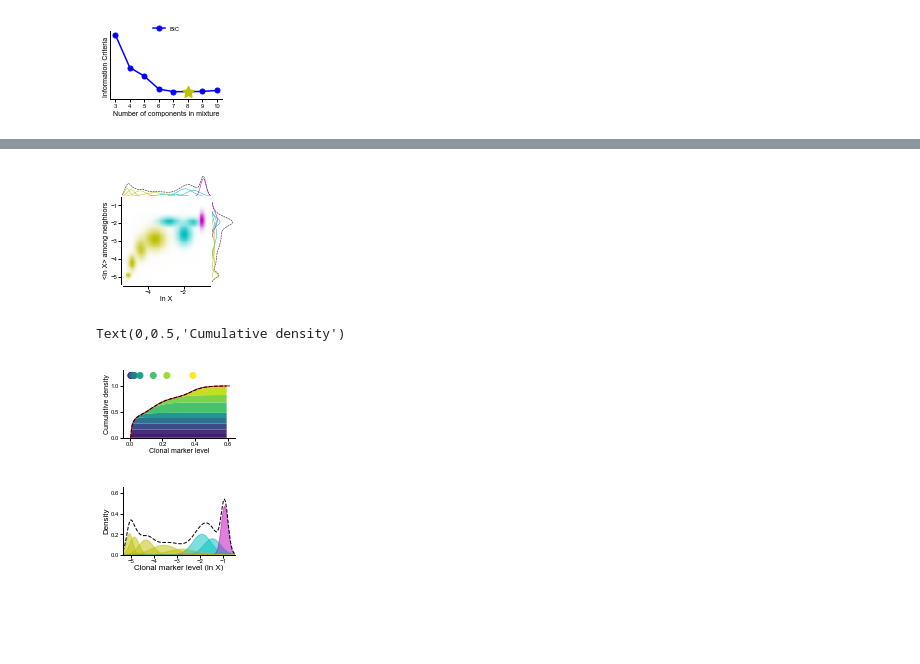
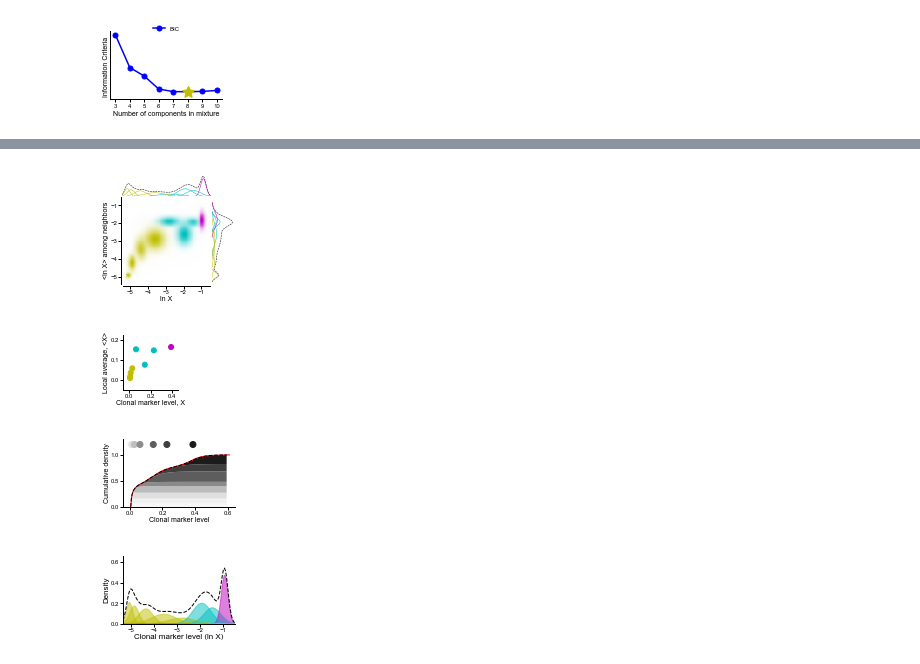
Before and after one commit to sbernasek/flyqma, a Jupyter notebook: notebooks/figures/figure_5.ipynb, the cells around one changed output, grey strips where cells are left out. Cells and saved outputs as stored; diff of their text form; code cells hidden in the pictures; blank space fills up the shorter version.

```diff
--- a/notebooks/figures/figure_5.ipynb
+++ b/notebooks/figures/figure_5.ipynb
@@ -85,7 +99,8 @@ cmap.set_bad(alpha=0.)
 
 stack.annotator.classifier.set_cmap(cmap)
 fig = stack.annotator.classifier.plot_bivariate_pdf()
+fig.ax_joint.set_xticks([-5, -4, -3, -2, -1])
 
 #savefig(fig, 'model_bivariate_pdf')
 # %% [output]
-[figure, old version]
+[figure, new version]
@@ -94,23 +107,46 @@ marginal = stack.annotator.classifier[0]
+# %%
+mixture_model = stack.annotator.classifier
+
+from matplotlib.colors import ListedColormap
+cmap = ListedColormap(['y', 'c', 'm'], N=3)
+cmap.set_bad(alpha=0.)
+
+mixture_model.set_cmap(cmap)
+
+fig, ax = plt.subplots(figsize=(1, 1))
+centroids = np.exp(mixture_model.model.means_[mixture_model.order])
+ax.scatter(*centroids.T, s=25, c=mixture_model.label_colors[mixture_model.order])
+
+#ax.set_xlim(0, xmax)
+#ax.set_ylim(0, ymax)
+
+ax.spines['top'].set_visible(False)
+ax.spines['right'].set_visible(False)
+ax.set_xlabel('Clonal marker level, X')
+ax.set_ylabel('Local average, <X>')
+
+savefig(fig, 'clustering')
+# %% [output]
+[figure, added]
 # %%
 from matplotlib.colors import Normalize
 
-cmap = plt.cm.viridis
+cmap = plt.cm.Greys
 
 fig = marginal.plot_cdfs(log=False, cmap=cmap, alpha=1.)
 ax = fig.axes[0]
 
-norm = Normalize(vmin=0, vmax=marginal.num_components-1)
+norm = Normalize(marginal.model.lbound, marginal.model.ubound)
 order = np.argsort(marginal.means)
 means = np.exp(marginal.means[order])
 heights = 1.2*np.ones(marginal.num_components)
-ax.scatter(means, heights, c=[cmap(norm(i)) for i in range(marginal.num_components)])
+ax.scatter(means, heights, c=[cmap(norm(mu)) for mu in marginal.means[order]])
 ax.set_xlabel('Clonal marker level')
 ax.set_ylabel('Cumulative density')
 
-#savefig(fig, 'marginal_mixture_model_cdf')
+savefig(fig, 'marginal_mixture_model_cdf')
 # %% [output]
-Text(0,0.5,'Cumulative density')
-[figure, old version]
+[figure, new version]
 # %%
 from matplotlib.colors import ListedColormap
 cmap = ListedColormap(['y', 'c', 'm'], N=3)
```
Also changed, not shown: parts of 14 cells of this notebook, 25 other files.
